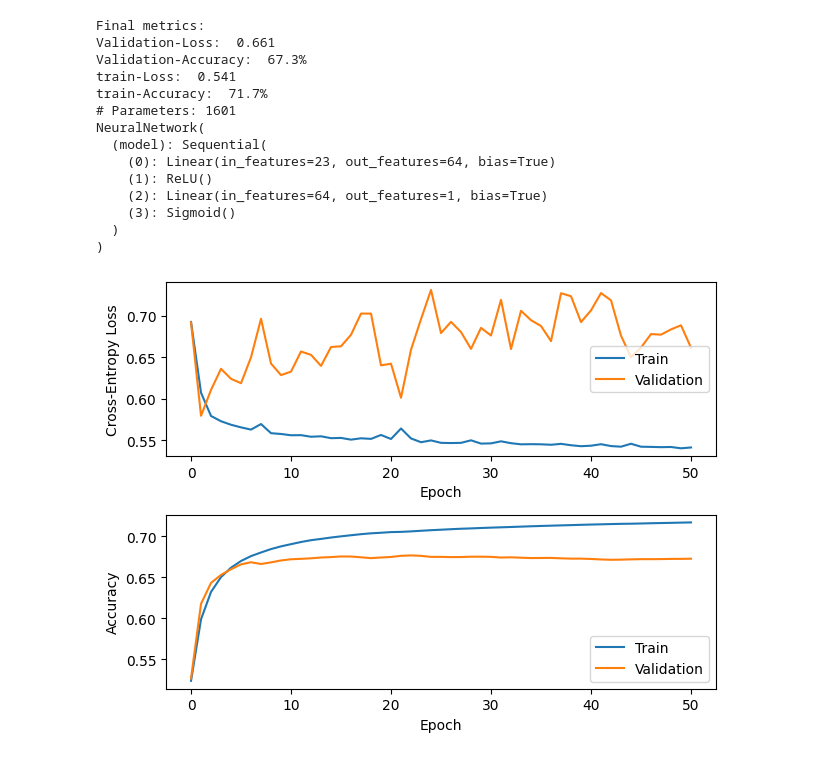
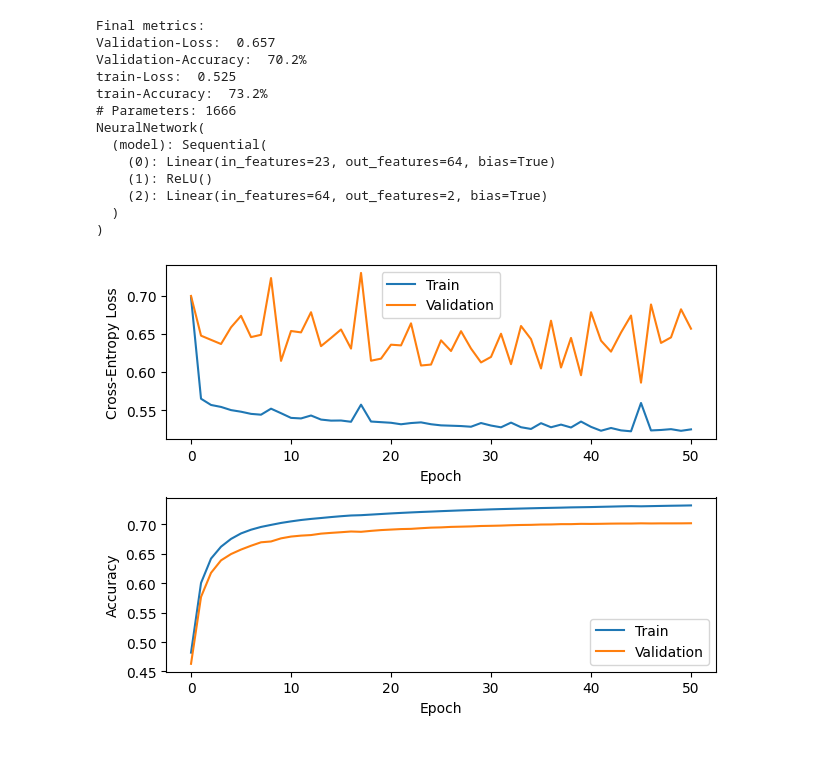
Before and after one commit to mrschmdt/XAI-baselines, a Jupyter notebook: heloc_model_training.ipynb, the cells around one changed output. Cells and saved outputs as stored; diff of their text form; code cells hidden in the pictures.

```diff
--- a/heloc_model_training.ipynb
+++ b/heloc_model_training.ipynb
@@ -60,28 +58,27 @@ NeuralNetwork(
 # %%
 from data.datasets import HELOC
 from torch.utils.data import DataLoader
 
 from network.training_heloc import train_model_and_visualize
 
 train_model_and_visualize(
-    layers=[23,64,1],
+    layers=[23,64,2],
     num_epochs=50,
     lr = 0.001,
     batch_size=16,
 )
 # %% [output]
 Final metrics:
-Validation-Loss:  0.661
-Validation-Accuracy:  67.3%
-train-Loss:  0.541
-train-Accuracy:  71.7%
-# Parameters: 1601
+Validation-Loss:  0.657
+Validation-Accuracy:  70.2%
+train-Loss:  0.525
+train-Accuracy:  73.2%
+# Parameters: 1666
 NeuralNetwork(
   (model): Sequential(
     (0): Linear(in_features=23, out_features=64, bias=True)
     (1): ReLU()
-    (2): Linear(in_features=64, out_features=1, bias=True)
-    (3): Sigmoid()
+    (2): Linear(in_features=64, out_features=2, bias=True)
   )
 )
-[figure, old version]
+[figure, new version]
```
Also changed, not shown: parts of 3 cells of this notebook, 8 other files.
